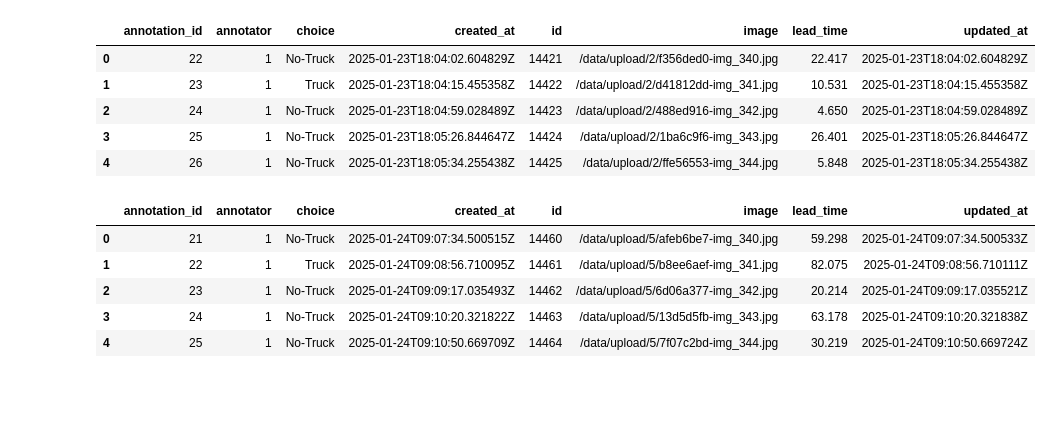
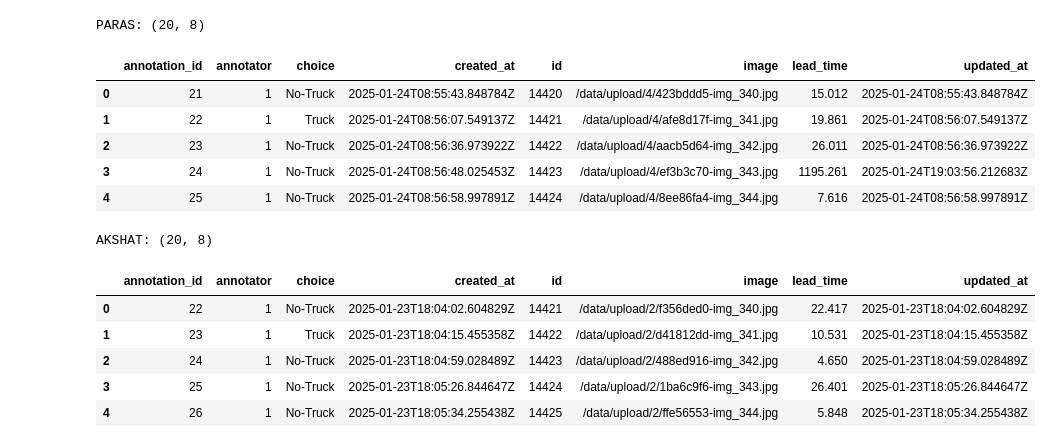
Before and after one commit to Paras-Shirvale/Dataset-Annotation, a Jupyter notebook: annotation.ipynb, the cells around one changed output. Saved outputs shown, nothing was run; the diff lists cells and outputs as text; code cells hidden in the pictures; blank space fills up the shorter version.

```diff
--- a/annotation.ipynb
+++ b/annotation.ipynb
@@ -31,18 +11,22 @@ df_cv_PARAS
-# %%
-df_cv_AKSHAT.head()
-# %% [output]
-|  | annotation_id | annotator | choice | created_at | id | image | lead_time | updated_at |
-| 0 | 22 | 1 | No-Truck | 2025-01-23T18:04:02.604829Z | 14421 | /data/upload/2/f356ded0-img_340.jpg | 22.417 | 2025-01-23T18:04:02.604829Z |
-| 1 | 23 | 1 | Truck | 2025-01-23T18:04:15.455358Z | 14422 | /data/upload/2/d41812dd-img_341.jpg | 10.531 | 2025-01-23T18:04:15.455358Z |
-| 2 | 24 | 1 | No-Truck | 2025-01-23T18:04:59.028489Z | 14423 | /data/upload/2/488ed916-img_342.jpg | 4.650 | 2025-01-23T18:04:59.028489Z |
-| 3 | 25 | 1 | No-Truck | 2025-01-23T18:05:26.844647Z | 14424 | /data/upload/2/1ba6c9f6-img_343.jpg | 26.401 | 2025-01-23T18:05:26.844647Z |
-| 4 | 26 | 1 | No-Truck | 2025-01-23T18:05:34.255438Z | 14425 | /data/upload/2/ffe56553-img_344.jpg | 5.848 | 2025-01-23T18:05:34.255438Z |
-# %%
-df_cv_RISHANK.head()
-# %% [output]
-|  | annotation_id | annotator | choice | created_at | id | image | lead_time | updated_at |
-| 0 | 21 | 1 | No-Truck | 2025-01-24T09:07:34.500515Z | 14460 | /data/upload/5/afeb6be7-img_340.jpg | 59.298 | 2025-01-24T09:07:34.500533Z |
-| 1 | 22 | 1 | Truck | 2025-01-24T09:08:56.710095Z | 14461 | /data/upload/5/b8ee6aef-img_341.jpg | 82.075 | 2025-01-24T09:08:56.710111Z |
-| 2 | 23 | 1 | No-Truck | 2025-01-24T09:09:17.035493Z | 14462 | /data/upload/5/6d06a377-img_342.jpg | 20.214 | 2025-01-24T09:09:17.035521Z |
-| 3 | 24 | 1 | No-Truck | 2025-01-24T09:10:20.321822Z | 14463 | /data/upload/5/13d5d5fb-img_343.jpg | 63.178 | 2025-01-24T09:10:20.321838Z |
-| 4 | 25 | 1 | No-Truck | 2025-01-24T09:10:50.669709Z | 14464 | /data/upload/5/7f07c2bd-img_344.jpg | 30.219 | 2025-01-24T09:10:50.669724Z |
+# %%
+print(f'PARAS: {df_cv_PARAS.shape}')
+df_cv_PARAS.head()
+# %% [output]
+PARAS: (20, 8)
+|  | annotation_id | annotator | choice | created_at | id | image | lead_time | updated_at |
+| 0 | 21 | 1 | No-Truck | 2025-01-24T08:55:43.848784Z | 14420 | /data/upload/4/423bddd5-img_340.jpg | 15.012 | 2025-01-24T08:55:43.848784Z |
+| 1 | 22 | 1 | Truck | 2025-01-24T08:56:07.549137Z | 14421 | /data/upload/4/afe8d17f-img_341.jpg | 19.861 | 2025-01-24T08:56:07.549137Z |
+| 2 | 23 | 1 | No-Truck | 2025-01-24T08:56:36.973922Z | 14422 | /data/upload/4/aacb5d64-img_342.jpg | 26.011 | 2025-01-24T08:56:36.973922Z |
+| 3 | 24 | 1 | No-Truck | 2025-01-24T08:56:48.025453Z | 14423 | /data/upload/4/ef3b3c70-img_343.jpg | 1195.261 | 2025-01-24T19:03:56.212683Z |
+| 4 | 25 | 1 | No-Truck | 2025-01-24T08:56:58.997891Z | 14424 | /data/upload/4/8ee86fa4-img_344.jpg | 7.616 | 2025-01-24T08:56:58.997891Z |
+# %%
+print(f'AKSHAT: {df_cv_AKSHAT.shape}')
+df_cv_AKSHAT.head()
+# %% [output]
+AKSHAT: (20, 8)
+|  | annotation_id | annotator | choice | created_at | id | image | lead_time | updated_at |
+| 0 | 22 | 1 | No-Truck | 2025-01-23T18:04:02.604829Z | 14421 | /data/upload/2/f356ded0-img_340.jpg | 22.417 | 2025-01-23T18:04:02.604829Z |
+| 1 | 23 | 1 | Truck | 2025-01-23T18:04:15.455358Z | 14422 | /data/upload/2/d41812dd-img_341.jpg | 10.531 | 2025-01-23T18:04:15.455358Z |
+| 2 | 24 | 1 | No-Truck | 2025-01-23T18:04:59.028489Z | 14423 | /data/upload/2/488ed916-img_342.jpg | 4.650 | 2025-01-23T18:04:59.028489Z |
+| 3 | 25 | 1 | No-Truck | 2025-01-23T18:05:26.844647Z | 14424 | /data/upload/2/1ba6c9f6-img_343.jpg | 26.401 | 2025-01-23T18:05:26.844647Z |
+| 4 | 26 | 1 | No-Truck | 2025-01-23T18:05:34.255438Z | 14425 | /data/upload/2/ffe56553-img_344.jpg | 5.848 | 2025-01-23T18:05:34.255438Z |
```
Also changed, not shown: parts of 23 cells of this notebook, 7 other files.
